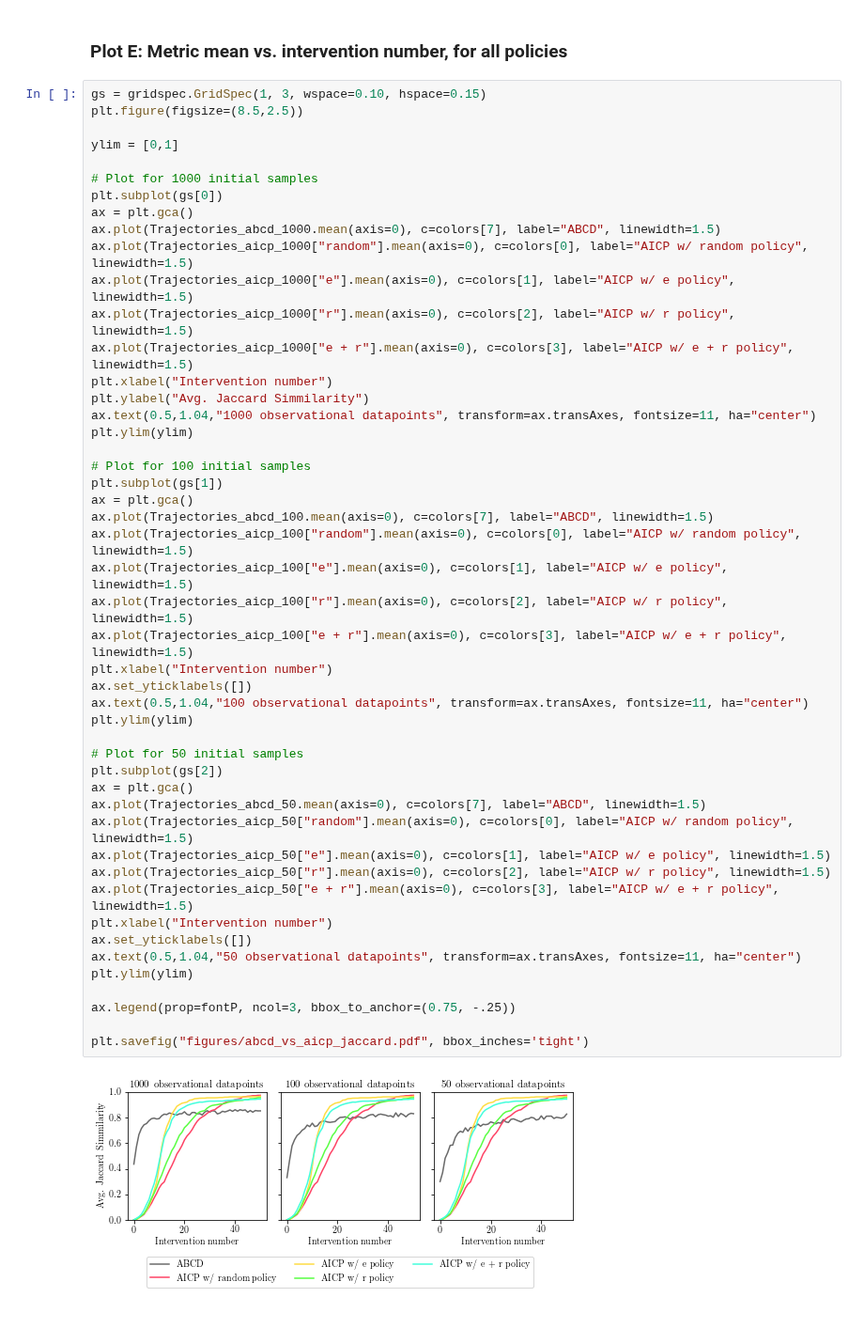
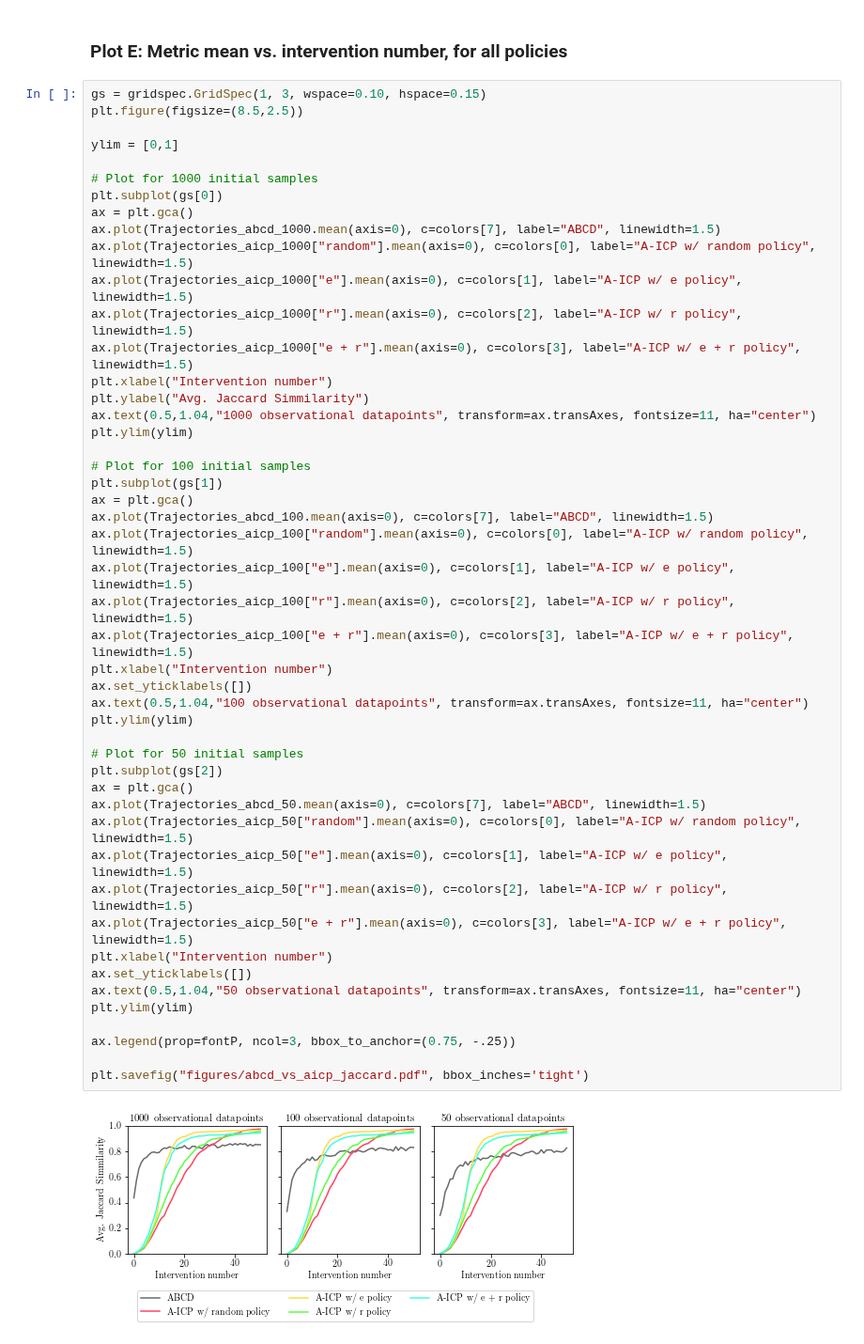
Before and after one commit to juangamella/aicp, a Jupyter notebook: plots_abcd.ipynb, the cells around one changed output. Shown at 94% size. Saved outputs shown, nothing was run; the diff lists cells and outputs as text.

Commit message:
Updated plots

```diff
--- a/plots_abcd.ipynb
+++ b/plots_abcd.ipynb
@@ -428,43 +428,43 @@ ylim = [0,1]
 plt.subplot(gs[0])
 ax = plt.gca()
 ax.plot(Trajectories_abcd_1000.mean(axis=0), c=colors[7], label="ABCD", linewidth=1.5)
-ax.plot(Trajectories_aicp_1000["random"].mean(axis=0), c=colors[0], label="AICP w/ random policy", linewidth=1.5)
-ax.plot(Trajectories_aicp_1000["e"].mean(axis=0), c=colors[1], label="AICP w/ e policy", linewidth=1.5)
-ax.plot(Trajectories_aicp_1000["r"].mean(axis=0), c=colors[2], label="AICP w/ r policy", linewidth=1.5)
-ax.plot(Trajectories_aicp_1000["e + r"].mean(axis=0), c=colors[3], label="AICP w/ e + r policy", linewidth=1.5)
+ax.plot(Trajectories_aicp_1000["random"].mean(axis=0), c=colors[0], label="A-ICP w/ random policy", linewidth=1.5)
+ax.plot(Trajectories_aicp_1000["e"].mean(axis=0), c=colors[1], label="A-ICP w/ e policy", linewidth=1.5)
+ax.plot(Trajectories_aicp_1000["r"].mean(axis=0), c=colors[2], label="A-ICP w/ r policy", linewidth=1.5)
+ax.plot(Trajectories_aicp_1000["e + r"].mean(axis=0), c=colors[3], label="A-ICP w/ e + r policy", linewidth=1.5)
 plt.xlabel("Intervention number")
 plt.ylabel("Avg. Jaccard Simmilarity")
 ax.text(0.5,1.04,"1000 observational datapoints", transform=ax.transAxes, fontsize=11, ha="center")
 plt.ylim(ylim)
 
 # Plot for 100 initial samples
 plt.subplot(gs[1])
 ax = plt.gca()
 ax.plot(Trajectories_abcd_100.mean(axis=0), c=colors[7], label="ABCD", linewidth=1.5)
-ax.plot(Trajectories_aicp_100["random"].mean(axis=0), c=colors[0], label="AICP w/ random policy", linewidth=1.5)
-ax.plot(Trajectories_aicp_100["e"].mean(axis=0), c=colors[1], label="AICP w/ e policy", linewidth=1.5)
-ax.plot(Trajectories_aicp_100["r"].mean(axis=0), c=colors[2], label="AICP w/ r policy", linewidth=1.5)
-ax.plot(Trajectories_aicp_100["e + r"].mean(axis=0), c=colors[3], label="AICP w/ e + r policy", linewidth=1.5)
+ax.plot(Trajectories_aicp_100["random"].mean(axis=0), c=colors[0], label="A-ICP w/ random policy", linewidth=1.5)
+ax.plot(Trajectories_aicp_100["e"].mean(axis=0), c=colors[1], label="A-ICP w/ e policy", linewidth=1.5)
+ax.plot(Trajectories_aicp_100["r"].mean(axis=0), c=colors[2], label="A-ICP w/ r policy", linewidth=1.5)
+ax.plot(Trajectories_aicp_100["e + r"].mean(axis=0), c=colors[3], label="A-ICP w/ e + r policy", linewidth=1.5)
 plt.xlabel("Intervention number")
 ax.set_yticklabels([])
 ax.text(0.5,1.04,"100 observational datapoints", transform=ax.transAxes, fontsize=11, ha="center")
 plt.ylim(ylim)
 
 # Plot for 50 initial samples
 plt.subplot(gs[2])
 ax = plt.gca()
 ax.plot(Trajectories_abcd_50.mean(axis=0), c=colors[7], label="ABCD", linewidth=1.5)
-ax.plot(Trajectories_aicp_50["random"].mean(axis=0), c=colors[0], label="AICP w/ random policy", linewidth=1.5)
-ax.plot(Trajectories_aicp_50["e"].mean(axis=0), c=colors[1], label="AICP w/ e policy", linewidth=1.5)
-ax.plot(Trajectories_aicp_50["r"].mean(axis=0), c=colors[2], label="AICP w/ r policy", linewidth=1.5)
-ax.plot(Trajectories_aicp_50["e + r"].mean(axis=0), c=colors[3], label="AICP w/ e + r policy", linewidth=1.5)
+ax.plot(Trajectories_aicp_50["random"].mean(axis=0), c=colors[0], label="A-ICP w/ random policy", linewidth=1.5)
+ax.plot(Trajectories_aicp_50["e"].mean(axis=0), c=colors[1], label="A-ICP w/ e policy", linewidth=1.5)
+ax.plot(Trajectories_aicp_50["r"].mean(axis=0), c=colors[2], label="A-ICP w/ r policy", linewidth=1.5)
+ax.plot(Trajectories_aicp_50["e + r"].mean(axis=0), c=colors[3], label="A-ICP w/ e + r policy", linewidth=1.5)
 plt.xlabel("Intervention number")
 ax.set_yticklabels([])
 ax.text(0.5,1.04,"50 observational datapoints", transform=ax.transAxes, fontsize=11, ha="center")
 plt.ylim(ylim)
 
 ax.legend(prop=fontP, ncol=3, bbox_to_anchor=(0.75, -.25))
 
 plt.savefig("figures/abcd_vs_aicp_jaccard.pdf", bbox_inches='tight')
 # %% [output]
-[figure, old version]
+[figure, new version]
```
